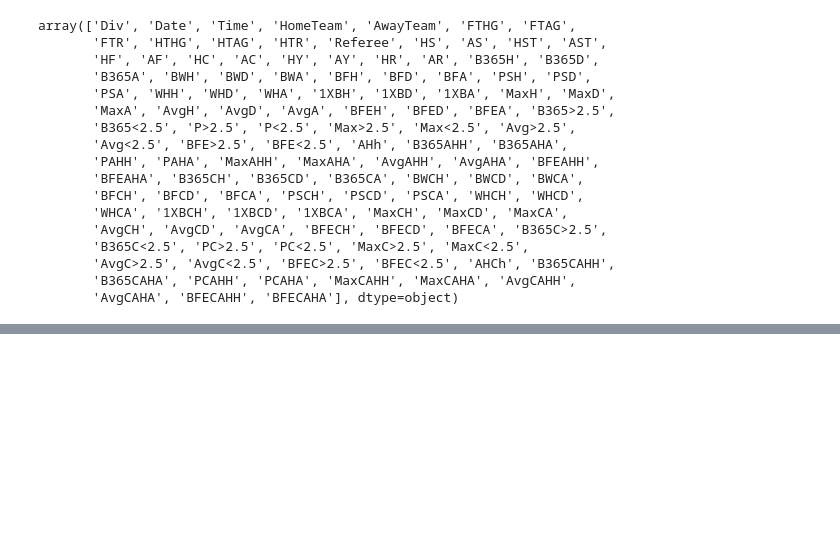
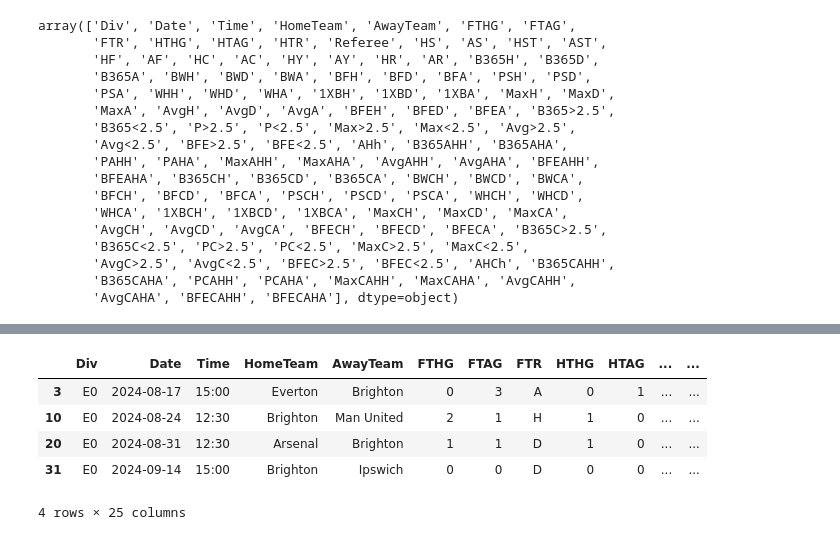
Before and after one commit to atozncoder/ai, a Jupyter notebook: Football-Data.co.uk.ipynb, the cells around one changed output, grey strips where cells are left out. Saved outputs shown, nothing was run; the diff lists cells and outputs as text; code cells hidden in the pictures; blank space fills up the shorter version.

```diff
--- a/Football-Data.co.uk.ipynb
+++ b/Football-Data.co.uk.ipynb
@@ -50,0 +109,10 @@ df.size
+# %%
+dft['Home'] = dft.HomeTeam == team
+dft
+# %% [output]
+|  | Div | Date | Time | HomeTeam | AwayTeam | FTHG | FTAG | FTR | HTHG | HTAG | ... | ... |
+| 3 | E0 | 2024-08-17 | 15:00 | Everton | Brighton | 0 | 3 | A | 0 | 1 | ... | ... |
+| 10 | E0 | 2024-08-24 | 12:30 | Brighton | Man United | 2 | 1 | H | 1 | 0 | ... | ... |
+| 20 | E0 | 2024-08-31 | 12:30 | Arsenal | Brighton | 1 | 1 | D | 1 | 0 | ... | ... |
+| 31 | E0 | 2024-09-14 | 15:00 | Brighton | Ipswich | 0 | 0 | D | 0 | 0 | ... | ... |
+4 rows × 25 columns
```
Also changed, not shown: parts of 9 cells of this notebook.
